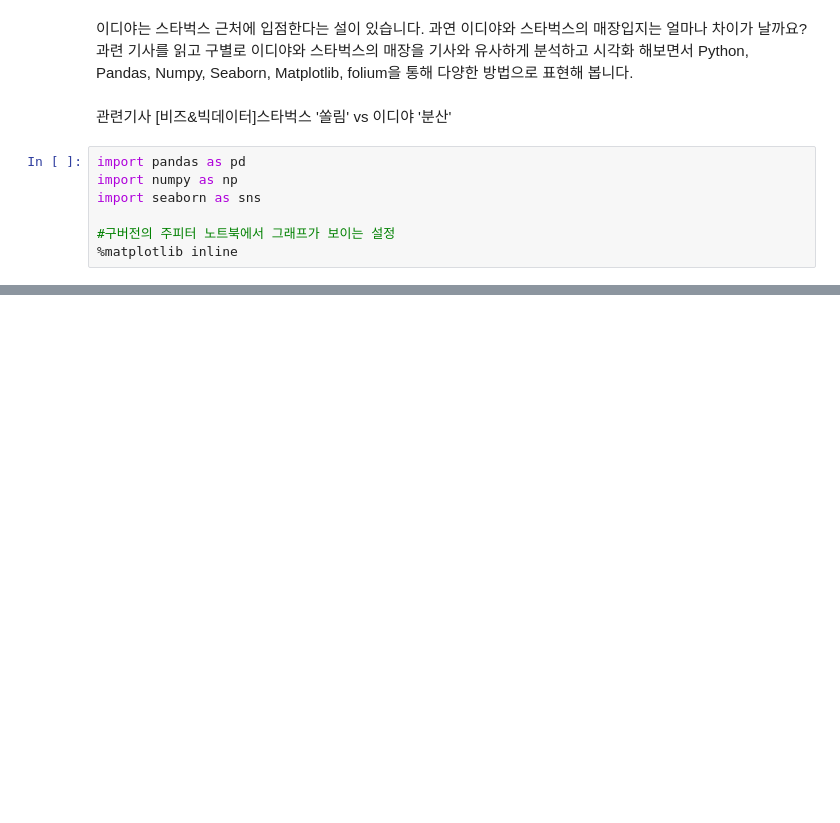
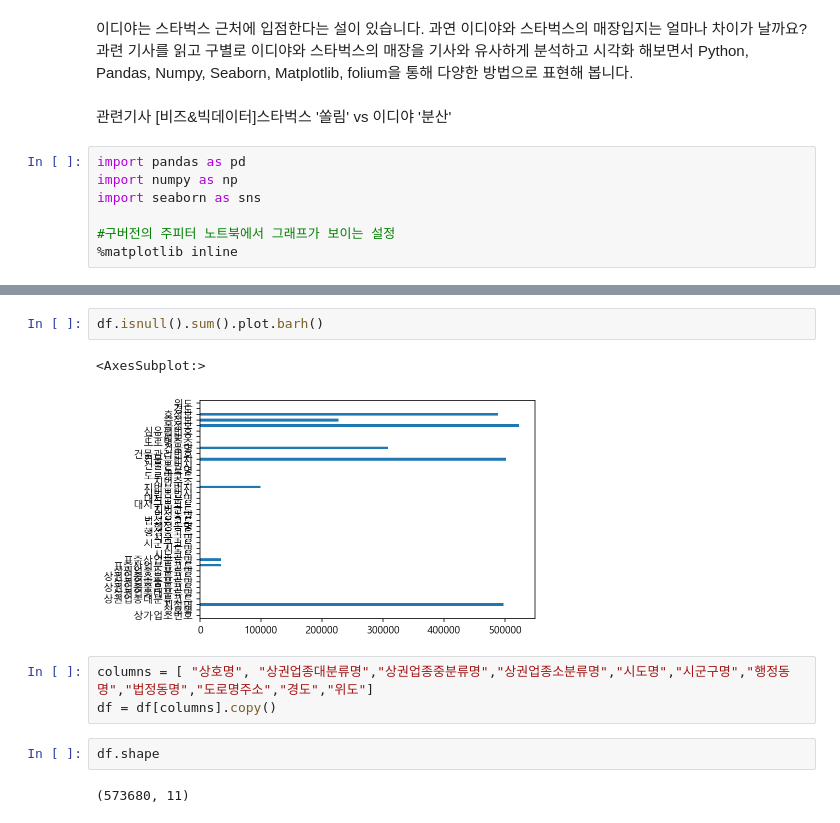
Before and after one commit to hdonghun/Python_analysis-visualization, a Jupyter notebook: 스타벅스, 이디야 매장위치 비교하기.ipynb, the cells around one changed output, grey strips where cells are left out. Saved outputs shown, nothing was run; the diff lists cells and outputs as text; blank space fills up the shorter version.

```diff
--- a/스타벅스, 이디야 매장위치 비교하기.ipynb
+++ b/스타벅스, 이디야 매장위치 비교하기.ipynb
@@ -21,0 +67,12 @@ pd.Series([-1,-0,1,3,5]).plot()
+# %%
+df.isnull().sum().plot.barh()
+# %% [output]
+<AxesSubplot:>
+[figure, added]
+# %%
+columns = [ "상호명", "상권업종대분류명","상권업종중분류명","상권업종소분류명","시도명","시군구명","행정동명","법정동명","도로명주소","경도","위도"]
+df = df[columns].copy()
+# %%
+df.shape
+# %% [output]
+(573680, 11)
```
Also changed, not shown: parts of 47 cells of this notebook.
